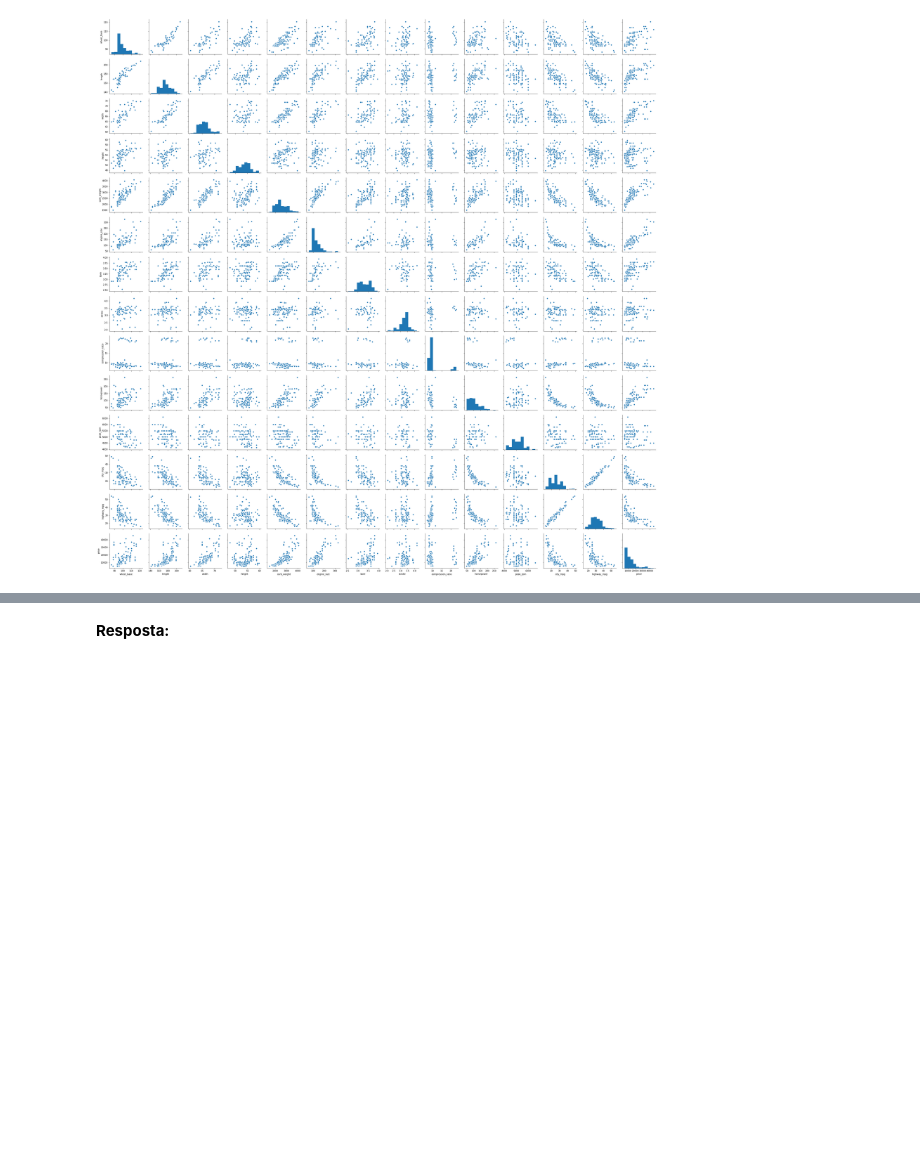
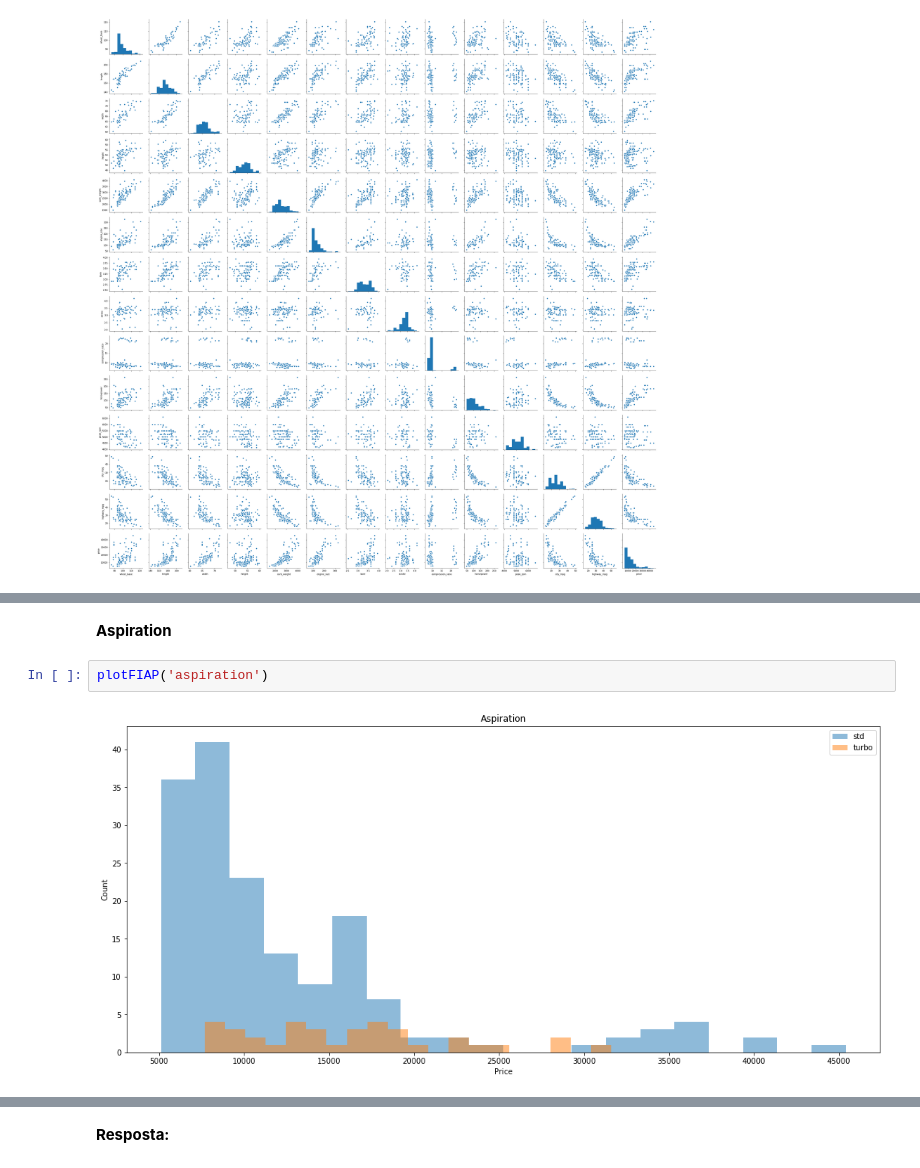
Before and after one commit to marco-bom-amigo/Trabalho-Final, a Jupyter notebook: automobile-price-prediction.ipynb, the cells around one changed output, grey strips where cells are left out. Saved outputs shown, nothing was run; the diff lists cells and outputs as text; blank space fills up the shorter version.

```diff
--- a/automobile-price-prediction.ipynb
+++ b/automobile-price-prediction.ipynb
@@ -235,0 +174,6 @@ plt.show()
+# %% [markdown]
+**Aspiration**
+# %%
+plotFIAP('aspiration')
+# %% [output]
+[figure, added]
```
Also changed, not shown: parts of 31 cells of this notebook.
